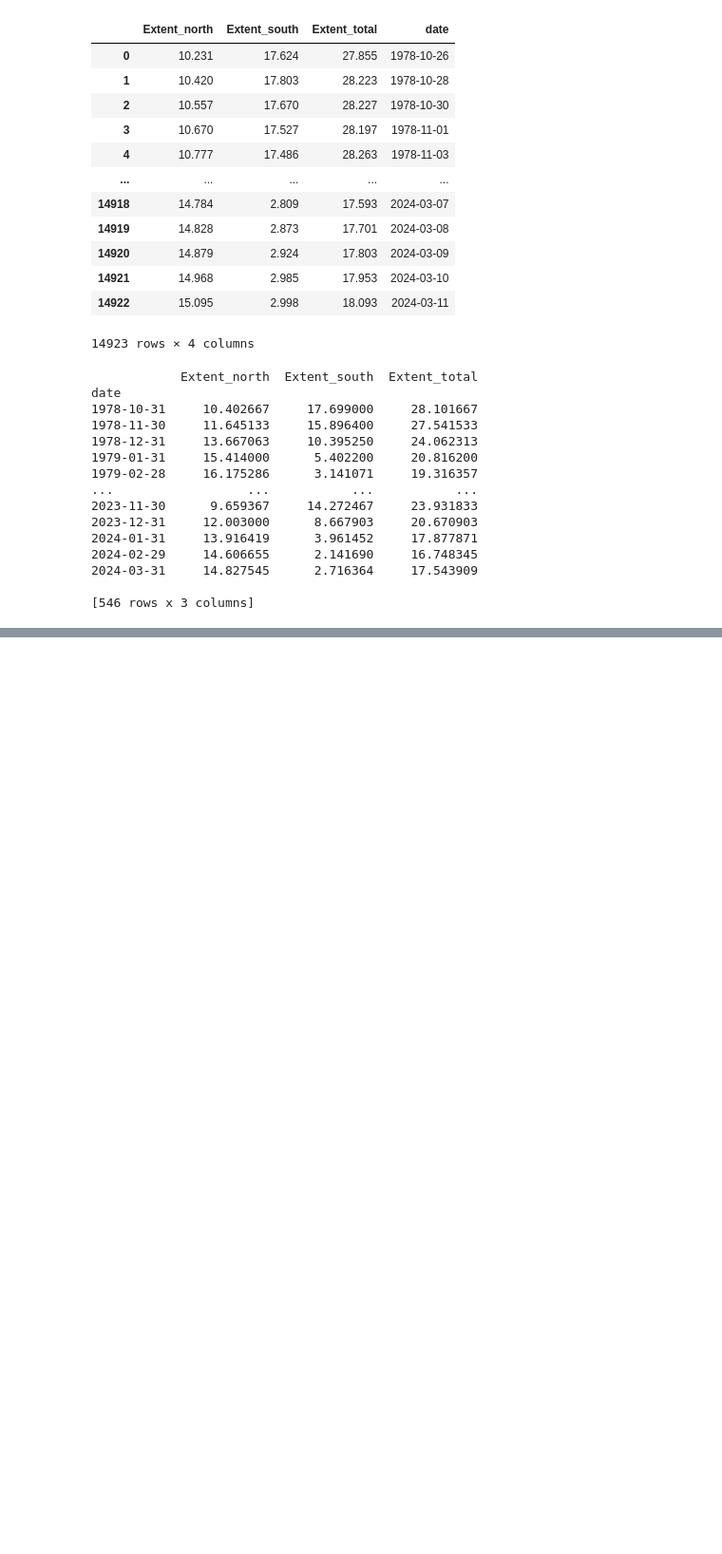
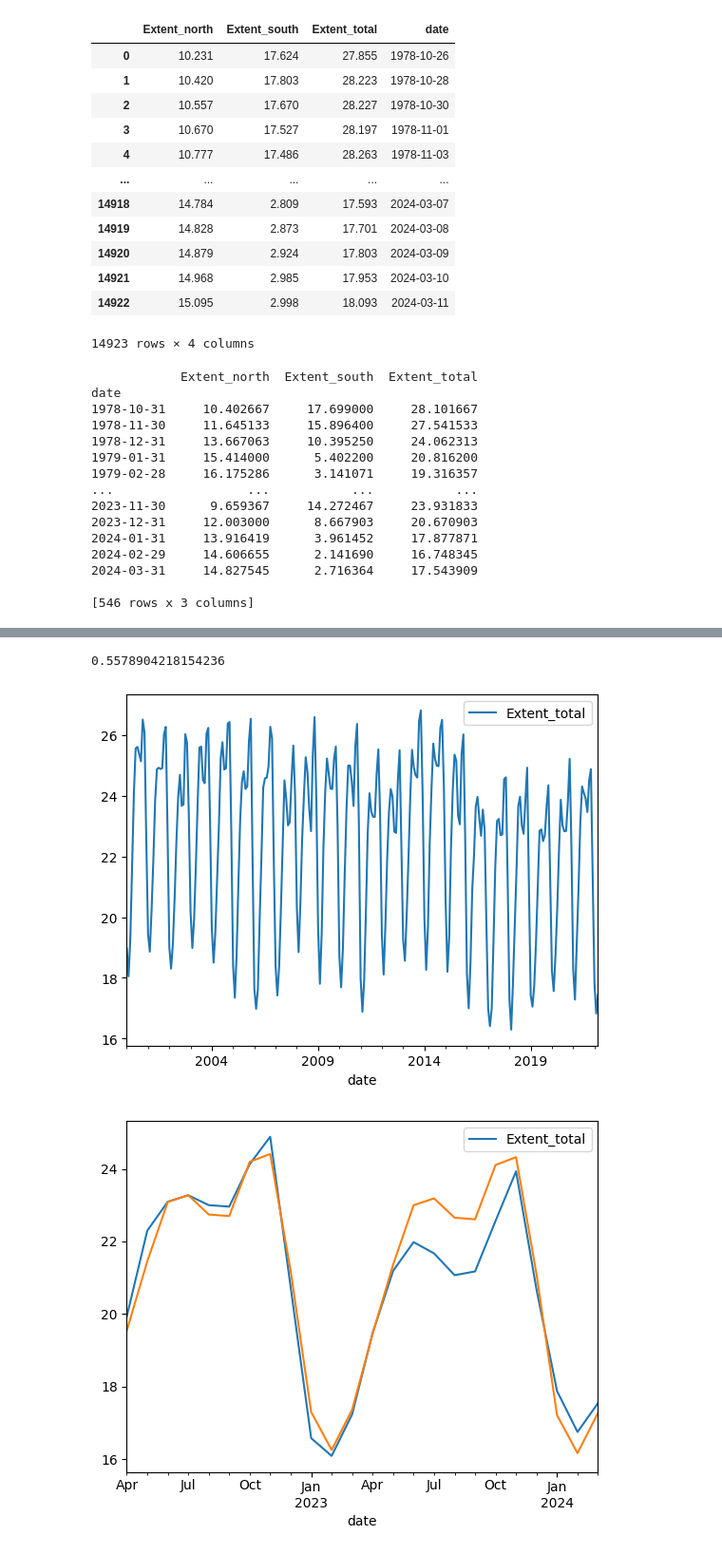
Before and after one commit to aqu7he/CS3-DS4002, a Jupyter notebook: tripleexpsmoothing.ipynb, the cells around one changed output, grey strips where cells are left out. Shown at 95% size. Cells and saved outputs as stored; diff of their text form; code cells hidden in the pictures; blank space fills up the shorter version.

Commit message:
now that I've fit the model, I don't really know where to go from here.

```diff
--- a/tripleexpsmoothing.ipynb
+++ b/tripleexpsmoothing.ipynb
@@ -71,0 +59,5 @@ plot_co2(train, test, y_pred, "Triple Exponential Smoothing")
+# %%
+# set up train/test split to see reliability of model
+# first let's use only 'Extent_total'
+seaice_1 = monthly_means.drop(columns=['Extent_north','Extent_south'])
+print(seaice_1)
@@ -71,0 +80,5 @@ plot_co2(train, test, y_pred, "Triple Exponential Smoothing")
+# %%
+train = seaice_1[:'2022-03-31']
+print(len(train))
+test = seaice_1['2022-04-30':]
+print(len(test))
@@ -71,0 +88,11 @@ plot_co2(train, test, y_pred, "Triple Exponential Smoothing")
+# %%
+model = ExponentialSmoothing(train, trend="add", seasonal="add", seasonal_periods=12)
+
+fit_model = model.fit()
+print("Fitted smoothing parameters:")
+print("Smoothing level:", fit_model.params['smoothing_level'])
+print("Smoothing trend:", fit_model.params['smoothing_trend'])
+print("Smoothing seasonal:", fit_model.params['smoothing_seasonal'])
+print("Initial level:", fit_model.params['initial_level'])
+print("Initial trend:", fit_model.params['initial_trend'])
+print("Initial seasonal:", fit_model.params['initial_seasons'])
@@ -71,0 +108,21 @@ plot_co2(train, test, y_pred, "Triple Exponential Smoothing")
+# %%
+y_pred = fit_model.forecast(24)
+# %%
+from sklearn.metrics import mean_absolute_error
+
+# Assuming y_true is your true target values in the training test set
+
+# Calculate Mean Absolute Error (MAE)
+mae = mean_absolute_error(test, y_pred)
+print(mae)
+# %% [output]
+0.5578904218154236
+# %%
+import matplotlib.pyplot as plt
+train['2000':].plot()
+test.plot()
+y_pred.plot()
+plt.show()
+# %% [output]
+[figure, added]
+[figure, added]
```
Also changed, not shown: parts of 7 cells of this notebook.
